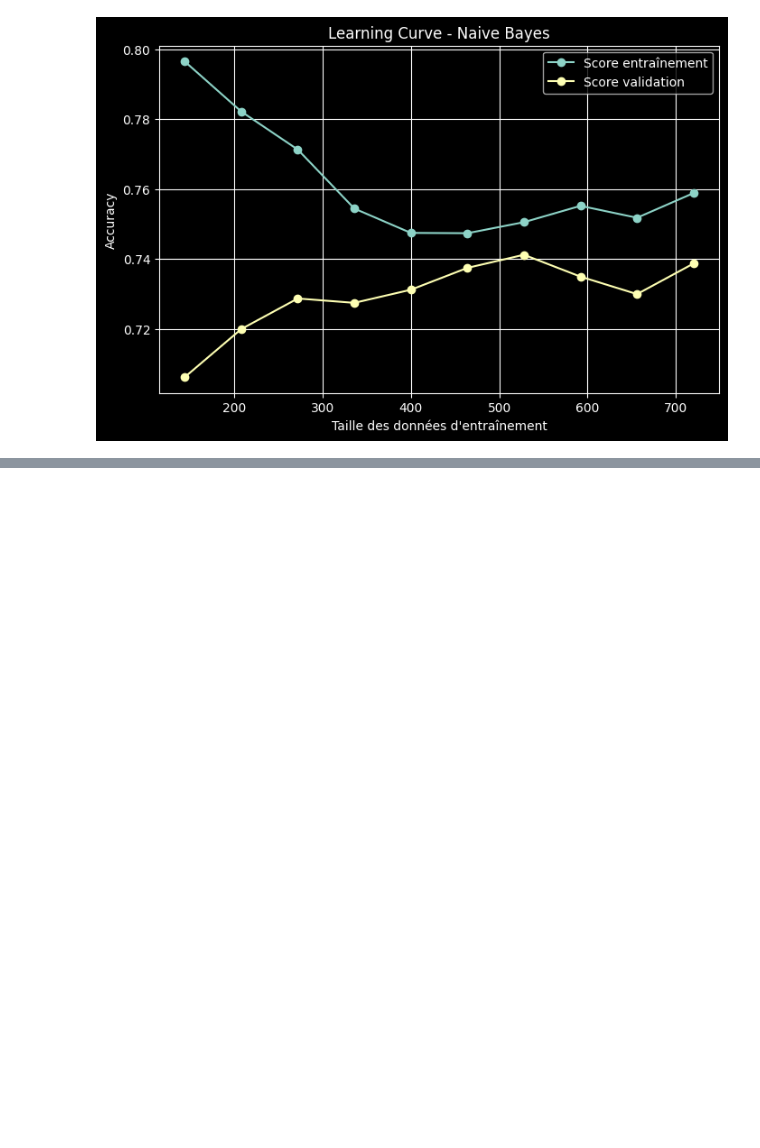
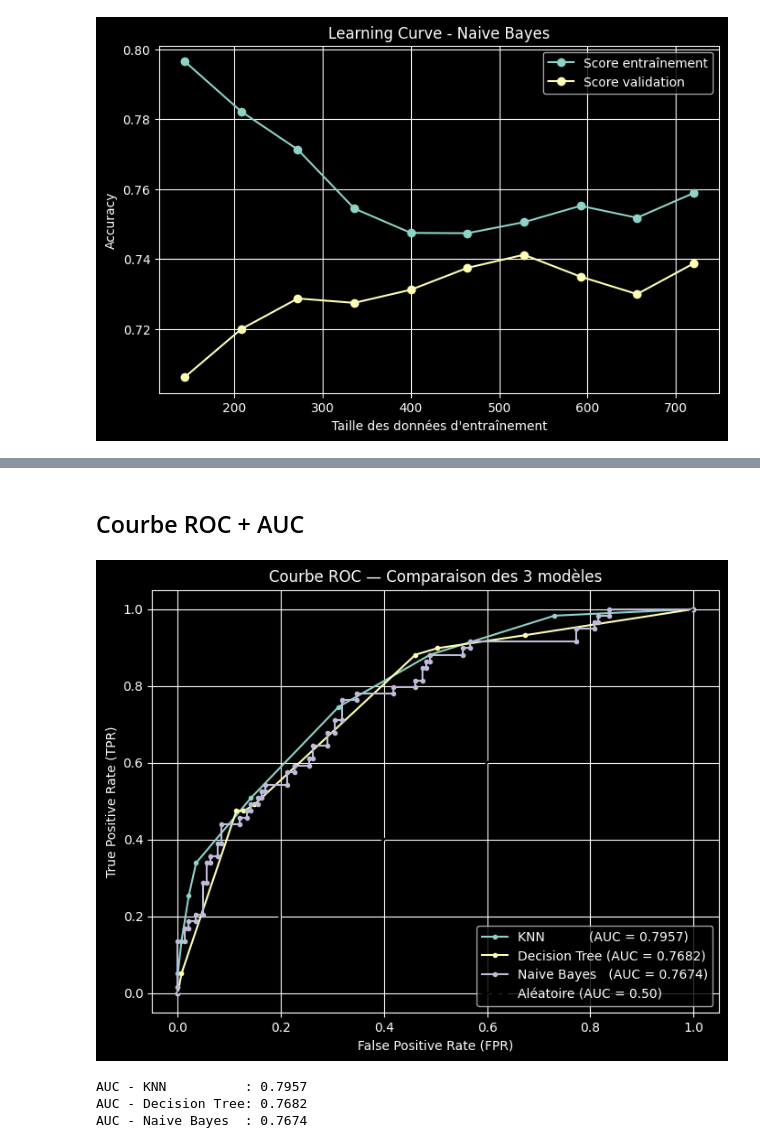
Before and after one commit to Gab-Lbrs/ML-CreditPrediction, a Jupyter notebook: CreditPrediction.ipynb, the cells around one changed output, grey strips where cells are left out. Cells and saved outputs as stored; diff of their text form; code cells hidden in the pictures; blank space fills up the shorter version.

```diff
--- a/CreditPrediction.ipynb
+++ b/CreditPrediction.ipynb
@@ -519,0 +557,47 @@ plt.show()
+# %% [markdown]
+## Courbe ROC + AUC
+# %%
+from sklearn.metrics import roc_curve
+
+# Probabilités pour la courbe ROC
+y_test_bin = (y_test == 2).astype(int)
+
+y_prob_knn  = best_knn.predict_proba(X_test_scaled)[:, 1]
+y_prob_tree = best_tree.predict_proba(X_test)[:, 1]
+y_prob_nb   = best_nb.predict_proba(X_test)[:, 1]
+
+# ==================================================
+# Courbe ROC
+# =================================================
+fpr_knn,  tpr_knn,  _ = roc_curve(y_test_bin, y_prob_knn)
+fpr_tree, tpr_tree, _ = roc_curve(y_test_bin, y_prob_tree)
+fpr_nb,   tpr_nb,   _ = roc_curve(y_test_bin, y_prob_nb)
+
+auc_knn  = auc(fpr_knn,  tpr_knn)
+auc_tree = auc(fpr_tree, tpr_tree)
+auc_nb   = auc(fpr_nb,   tpr_nb)
+
+plt.figure(figsize=(8, 6))
+
+plt.plot(fpr_knn,  tpr_knn,  marker='.', label=f'KNN           (AUC = {auc_knn:.4f})')
+plt.plot(fpr_tree, tpr_tree, marker='.', label=f'Decision Tree (AUC = {auc_tree:.4f})')
+plt.plot(fpr_nb,   tpr_nb,   marker='.', label=f'Naive Bayes   (AUC = {auc_nb:.4f})')
+
+# Ligne de référence (modèle aléatoire)
+plt.plot([0, 1], [0, 1], 'k--', label='Aléatoire (AUC = 0.50)')
+
+plt.title("Courbe ROC — Comparaison des 3 modèles")
+plt.xlabel("False Positive Rate (FPR)")
+plt.ylabel("True Positive Rate (TPR)")
+plt.legend(loc='lower right')
+plt.grid(True)
+plt.show()
+
+print(f"\nAUC - KNN          : {auc_knn:.4f}")
+print(f"AUC - Decision Tree: {auc_tree:.4f}")
+print(f"AUC - Naive Bayes  : {auc_nb:.4f}")
+# %% [output]
+[figure, added]
+AUC - KNN          : 0.7957
+AUC - Decision Tree: 0.7682
+AUC - Naive Bayes  : 0.7674
```
Also changed, not shown: parts of 3 cells of this notebook.
